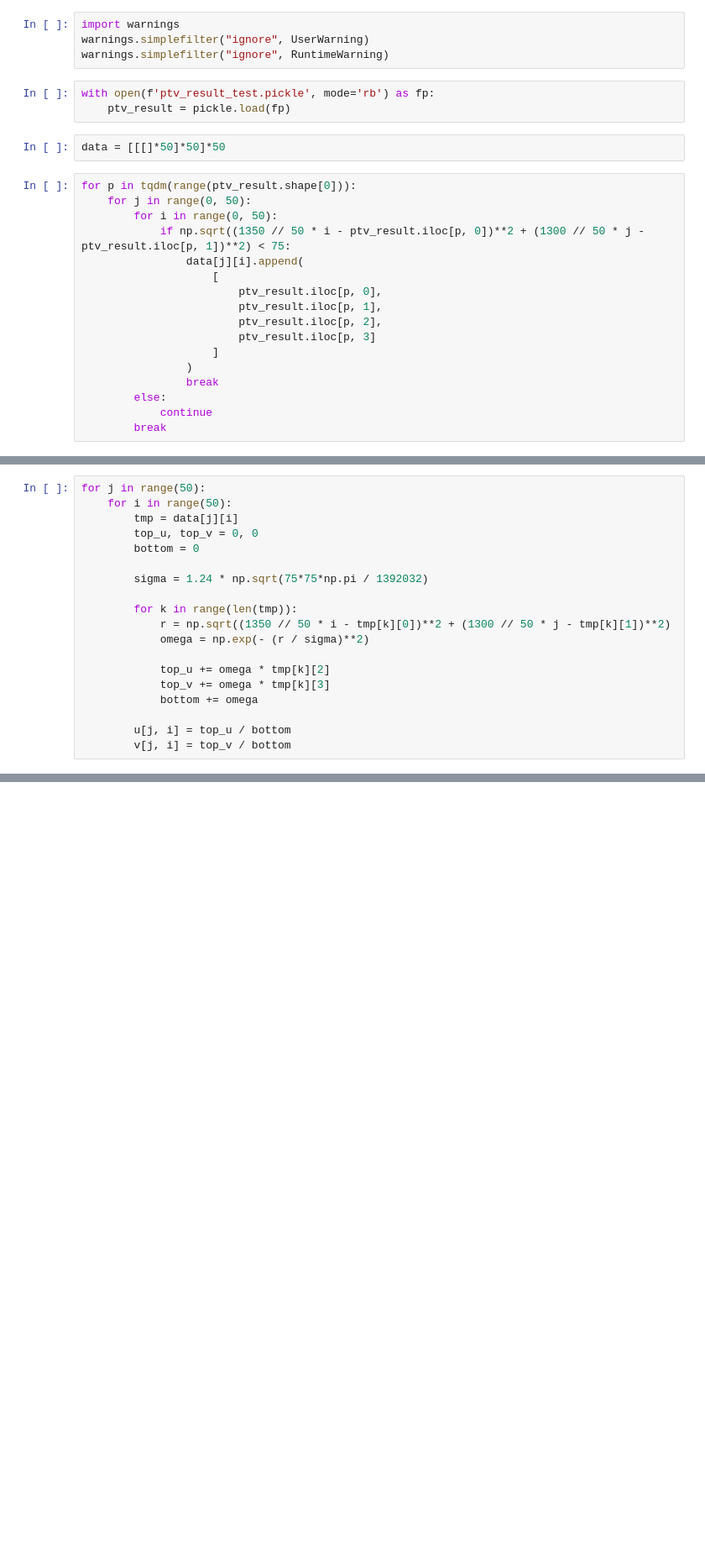
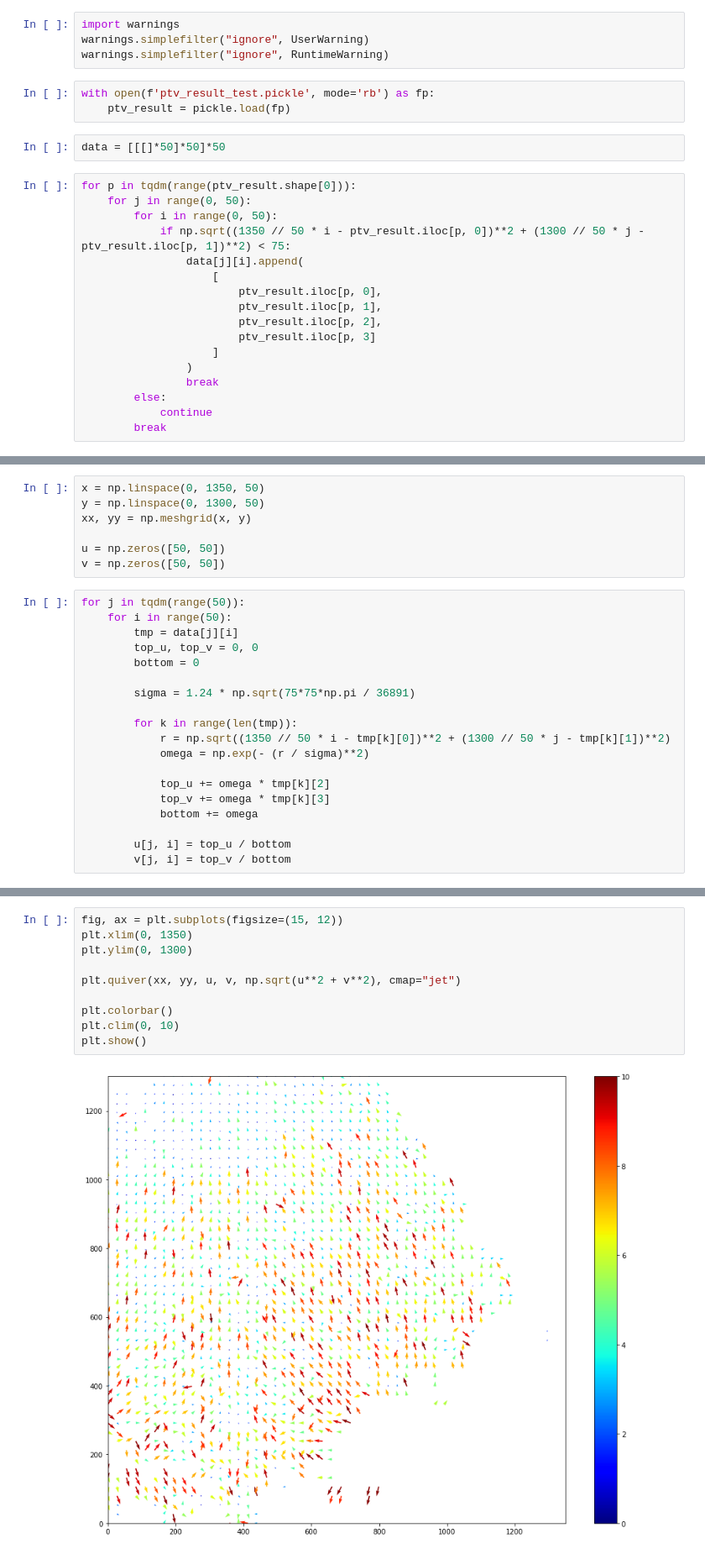
Before and after one commit to wakky927/master-pool, a Jupyter notebook: 20221028/post3_test.ipynb, the cells around one changed output, grey strips where cells are left out. Shown: that part at 84% size. Cells and saved outputs as stored; diff of their text form; blank space fills up the shorter version.

```diff
--- a/20221028/post3_test.ipynb
+++ b/20221028/post3_test.ipynb
@@ -38,11 +35,18 @@ v = np.zeros([1300 // 50, 1300 // 50])
+# %%
+x = np.linspace(0, 1350, 50)
+y = np.linspace(0, 1300, 50)
+xx, yy = np.meshgrid(x, y)
+
+u = np.zeros([50, 50])
+v = np.zeros([50, 50])
 # %%
-for j in range(50):
+for j in tqdm(range(50)):
     for i in range(50):
         tmp = data[j][i]
         top_u, top_v = 0, 0
         bottom = 0
 
-        sigma = 1.24 * np.sqrt(75*75*np.pi / 1392032)
+        sigma = 1.24 * np.sqrt(75*75*np.pi / 36891)
 
         for k in range(len(tmp)):
             r = np.sqrt((1350 // 50 * i - tmp[k][0])**2 + (1300 // 50 * j - tmp[k][1])**2)
@@ -58,0 +63,12 @@ ZeroDivisionError: division by zero
+# %%
+fig, ax = plt.subplots(figsize=(15, 12))
+plt.xlim(0, 1350)
+plt.ylim(0, 1300)
+
+plt.quiver(xx, yy, u, v, np.sqrt(u**2 + v**2), cmap="jet")
+
+plt.colorbar()
+plt.clim(0, 10)
+plt.show()
+# %% [output]
+[figure, added]
```
Also changed, not shown: parts of 4 cells of this notebook, 2 other files.
